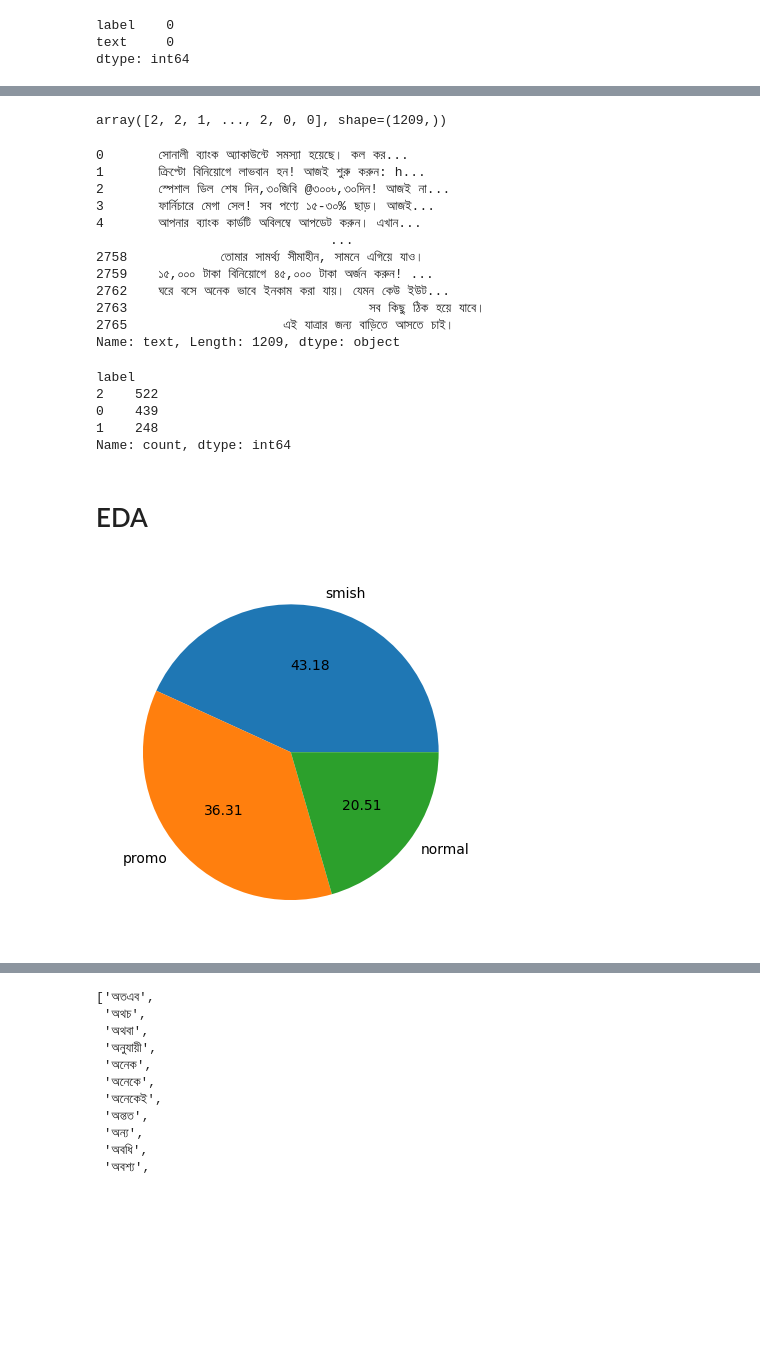
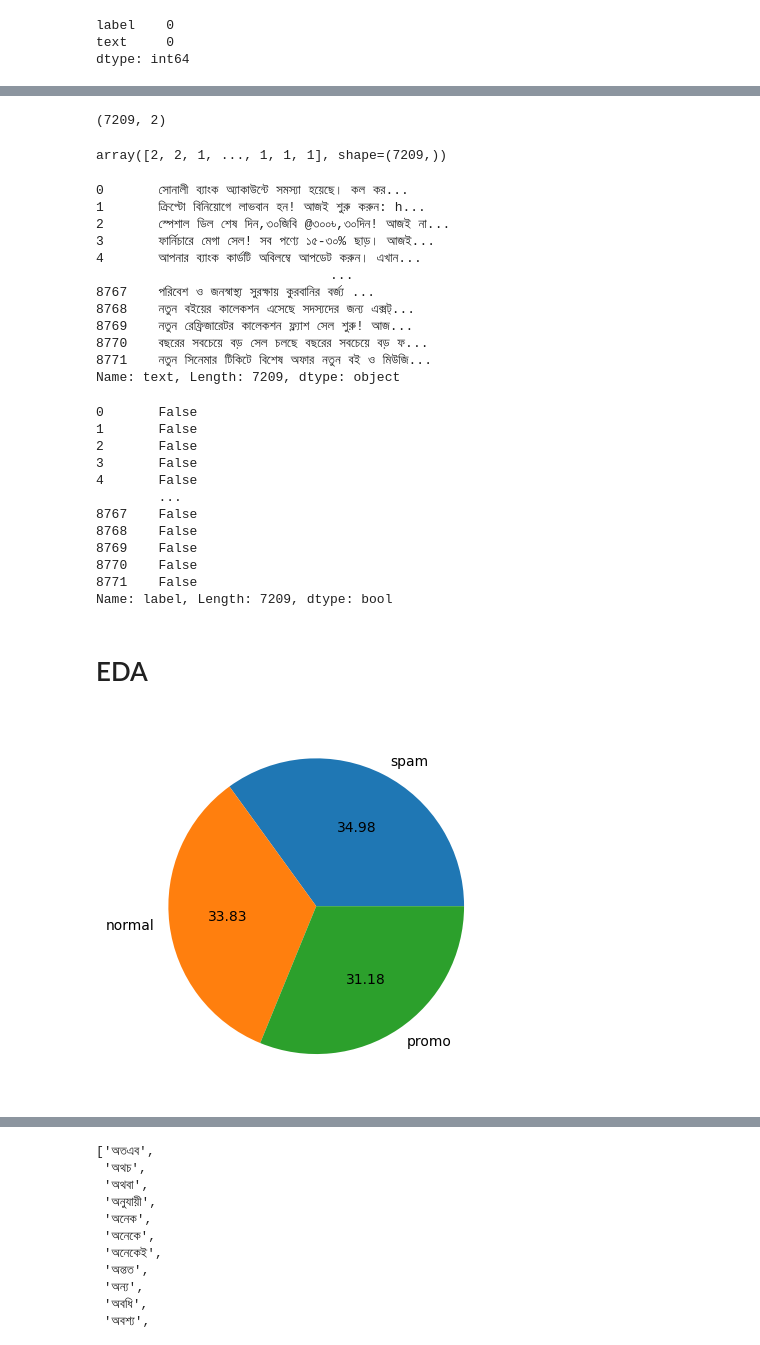
Before and after one commit to anikasadiaOPT/Bengali_sms_classifier, a Jupyter notebook: bengali_sms_classifier.ipynb, the cells around one changed output, grey strips where cells are left out. Saved outputs shown, nothing was run; the diff lists cells and outputs as text; code cells hidden in the pictures; blank space fills up the shorter version.

```diff
--- a/bengali_sms_classifier.ipynb
+++ b/bengali_sms_classifier.ipynb
@@ -4,4 +4,7 @@ import pandas as pd
 import seaborn as sns
 import matplotlib.pyplot as plt
 # %%
-df = pd.read_csv('data.csv')
+data1_df = pd.read_csv('sms_dataset.csv')
+data2_df = pd.read_csv('data.csv')
+data3_df = pd.read_csv('promo_sms_dataset.csv')
+data4_df = pd.read_csv('bengali_normal_sms_dataset.csv')
@@ -7,0 +51,3 @@ df = pd.read_csv('data.csv')
+# %%
+data2_df['label'] = data2_df['label'].replace({'smish':'spam', 'ham':'normal'})
+#data4_df['label'] = data4_df['label'].replace({'ham':'normal'})
@@ -7,0 +154,2 @@ df = pd.read_csv('data.csv')
+# %%
+df = pd.concat([data2_df,data1_df,data4_df,data3_df], ignore_index = True)
@@ -29,6 +263,8 @@ df.shape
 # %%
 X = df['text']
 y = df.iloc[:, 0:1].values
+# %%
+df['label'] = df['label'].replace('smish', 'spam')
 # %%
 df.shape
 # %% [output]
@@ -72,8 +312,12 @@ df.head(20)
+# %%
+df.shape
+# %% [output]
+(7209, 2)
 # %%
 y = df['label'].values
 y
 # %% [output]
-array([2, 2, 1, ..., 2, 0, 0], shape=(1209,))
+array([2, 2, 1, ..., 1, 1, 1], shape=(7209,))
 # %%
 X
 # %% [output]
@@ -83,27 +327,34 @@ X
 3       ফার্নিচারে মেগা সেল! সব পণ্যে ১৫-৩০% ছাড়। আজই...
 4       আপনার ব্যাংক কার্ডটি অবিলম্বে আপডেট করুন। এখান...
                               ...
-2758            তোমার সামর্থ্য সীমাহীন, সামনে এগিয়ে যাও।
-2759    ১৫,০০০ টাকা বিনিয়োগে ৪৫,০০০ টাকা অর্জন করুন! ...
-2762    ঘরে বসে অনেক ভাবে ইনকাম করা যায়। যেমন কেউ ইউট...
-2763                               সব কিছু ঠিক হয়ে যাবে।
-2765                    এই যাত্রার জন্য বাড়িতে আসতে চাই।
-Name: text, Length: 1209, dtype: object
+8767    পরিবেশ ও জনস্বাস্থ্য সুরক্ষায় কুরবানির বর্জ্য ...
+8768    নতুন বইয়ের কালেকশন এসেছে সদস্যদের জন্য এক্সট্...
+8769    নতুন রেফ্রিজারেটর কালেকশন ফ্ল্যাশ সেল শুরু! আজ...
+8770    বছরের সবচেয়ে বড় সেল চলছে বছরের সবচেয়ে বড় ফ...
+8771    নতুন সিনেমার টিকিটে বিশেষ অফার নতুন বই ও মিউজি...
+Name: text, Length: 7209, dtype: object
 # %%
-df['label'].value_counts()
+df['label'] == 0
 # %% [output]
-label
-2    522
-0    439
-1    248
-Name: count, dtype: int64
+0       False
+1       False
+2       False
+3       False
+4       False
+        ...
+8767    False
+8768    False
+8769    False
+8770    False
+8771    False
+Name: label, Length: 7209, dtype: bool
 # %% [markdown]
 # EDA
 # %%
-plt.pie(df['label'].value_counts(), labels = ['smish', 'promo', 'normal'], autopct = '%0.2f')
+plt.pie(df['label'].value_counts(), labels = ['spam', 'normal', 'promo'], autopct = '%0.2f')
 plt.show()
 # %% [output]
-[figure, old version]
+[figure, new version]
 # %%
 df['num_char'] = df['text'].apply(len)
 # %%
```
Also changed, not shown: parts of 57 cells of this notebook, 12 other files.
